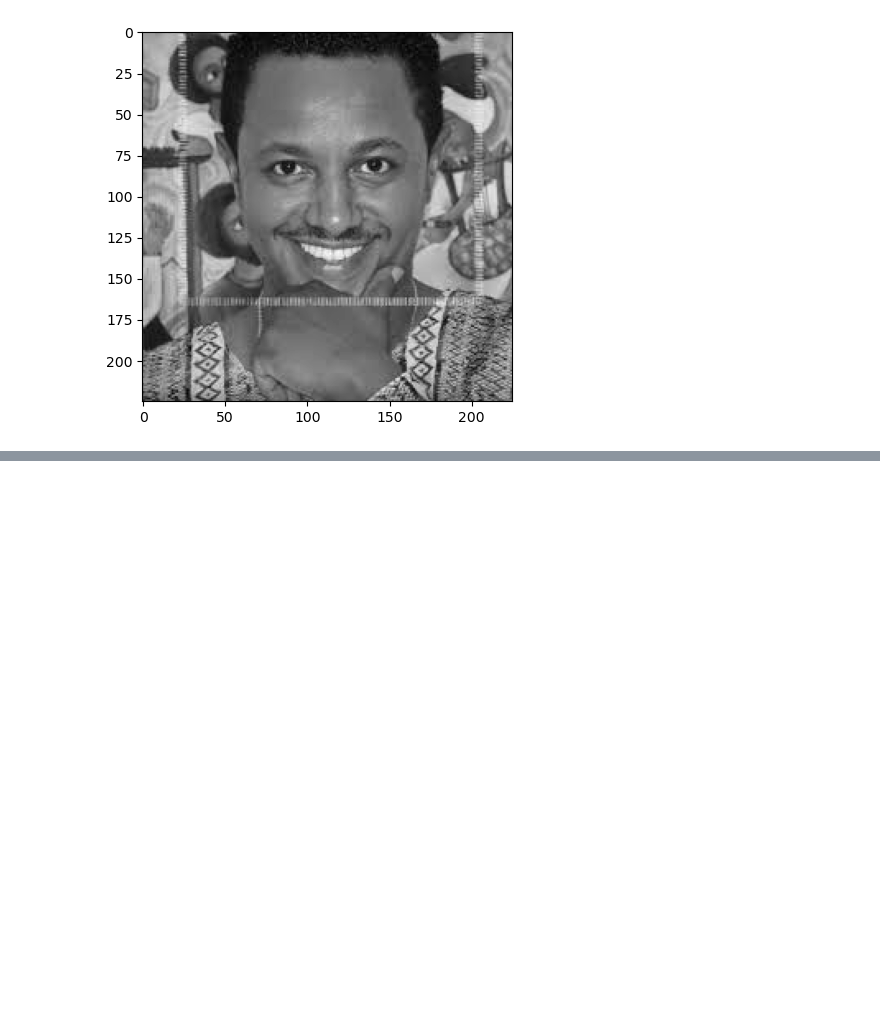
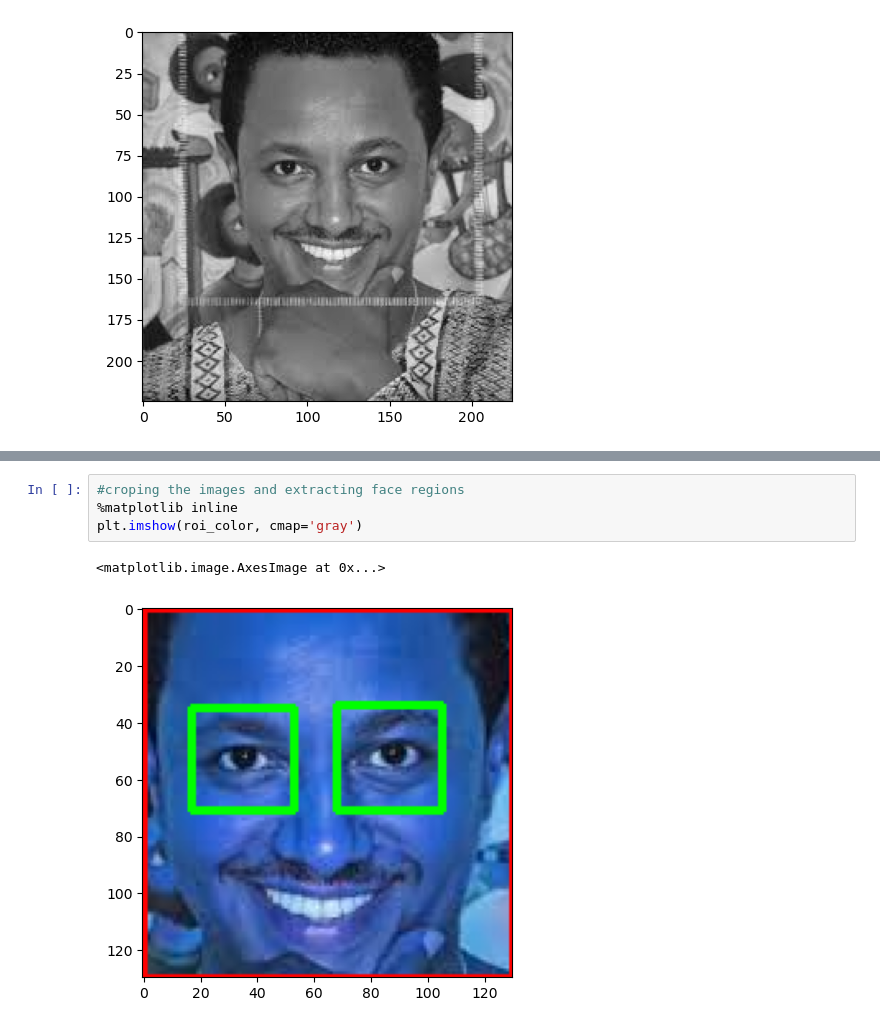
Before and after one commit to sineshawl/ML-Image-Classification, a Jupyter notebook: famous_classifier.ipynb, the cells around one changed output, grey strips where cells are left out. Saved outputs shown, nothing was run; the diff lists cells and outputs as text; blank space fills up the shorter version.

```diff
--- a/famous_classifier.ipynb
+++ b/famous_classifier.ipynb
@@ -33,0 +67,7 @@ error: OpenCV(4.10.0) D:\a\opencv-python\opencv-python\opencv\modules\objdetect\
+# %%
+#croping the images and extracting face regions
+%matplotlib inline
+plt.imshow(roi_color, cmap='gray')
+# %% [output]
+<matplotlib.image.AxesImage at 0x...>
+[figure, added]
```
Also changed, not shown: parts of 6 cells of this notebook.
